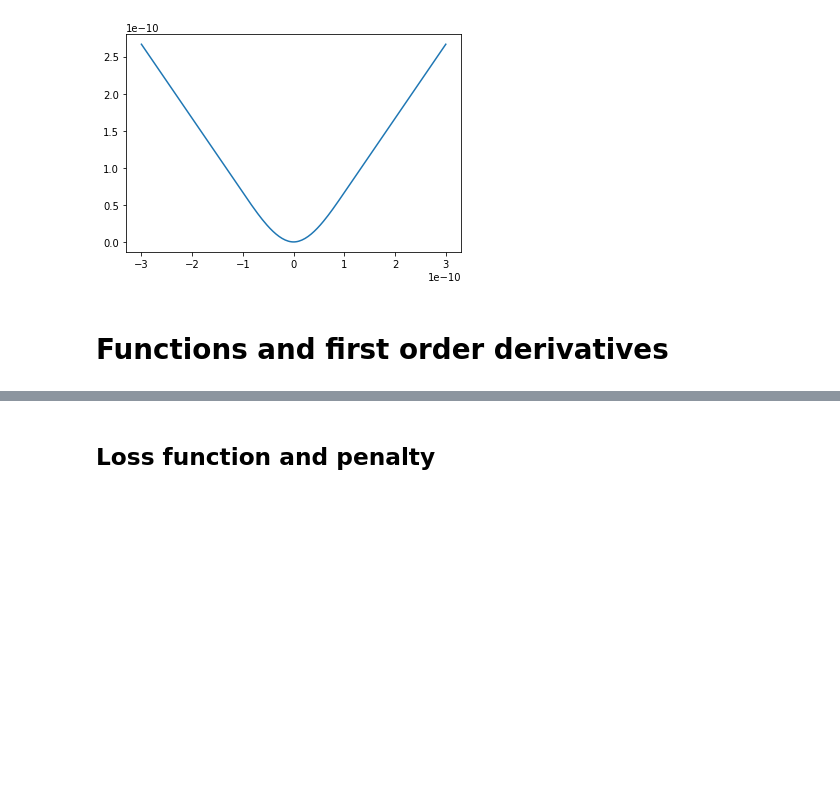
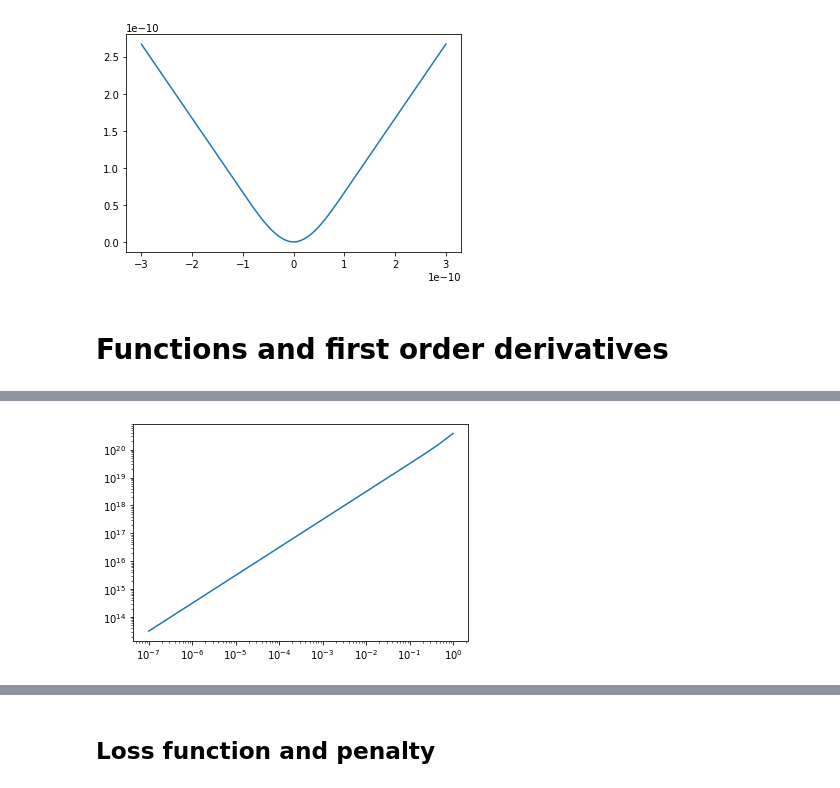
Before and after one commit to Biagig/Learning-Sampling-Pattern, a Jupyter notebook: Upper Level.ipynb, the cells around one changed output, grey strips where cells are left out. Saved outputs shown, nothing was run; the diff lists cells and outputs as text; code cells hidden in the pictures; blank space fills up the shorter version.

```diff
--- a/Upper Level.ipynb
+++ b/Upper Level.ipynb
@@ -294,0 +157,15 @@ def Dpu_Etot(u,p,w):
+# %%
+# -- Enonneg --
+#Two random vectors with same amplitude
+a = np.random.randn(n**2).reshape((n,n))
+a2 = np.random.randn(n**2).reshape((n,n))
+
+tests = np.logspace(-7,0,20)
+real_values = np.array([Enonneg(a+t*a2) for t in tests])
+approx = np.array([Enonneg(a)+t*np.sum(Du_Enonneg(a)*a2)for t in tests])
+
+plt.plot(tests,(real_values-approx)/tests)
+plt.xscale("log")
+plt.yscale("log")
+# %% [output]
+[figure, added]
```
Also changed, not shown: parts of 47 cells of this notebook.
